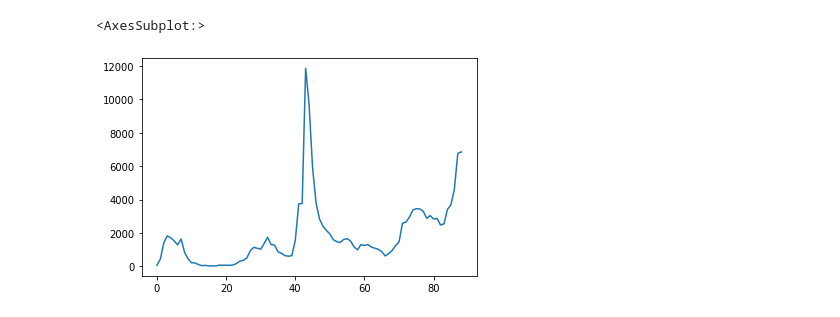
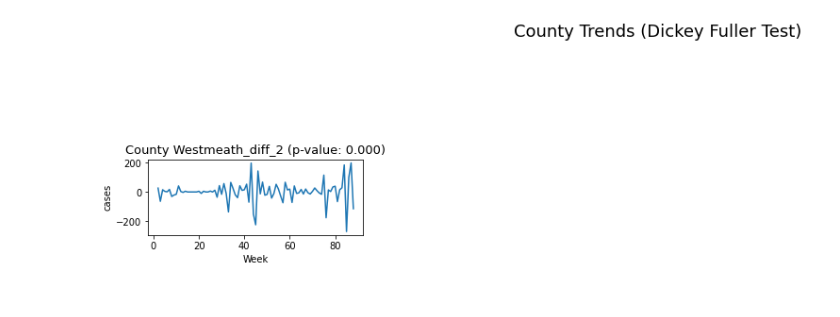
Before and after one commit to pratush07/Covid-Outbreak, a Jupyter notebook: CovidAnalysis.ipynb, the cells around one changed output. Cells and saved outputs as stored; diff of their text form; code cells hidden in the pictures.

```diff
--- a/CovidAnalysis.ipynb
+++ b/CovidAnalysis.ipynb
@@ -43,8 +63,12 @@ df_deaths.describe()
-# %%
-df_cases['Dublin'].plot()
-# %% [output]
-<AxesSubplot:>
-[figure, removed]
+# %%
+
+# since westmeath was not stationary after 1st differencing, we have introduced 2nd order difference
+df_cases["Westmeath_diff_2"] = df_cases["Westmeath_diff_1"].diff(periods=1)
+county_plots(["Westmeath_diff_2"], 'Westmeath_diff_2')
+
+counties_order_2 = ['Westmeath_diff_2']
+# %% [output]
+[figure, added]
 # %%
 def series_to_supervised(data, n_in=1, n_out=1, dropnan=True):
     n_vars = 1 if type(data) is list else data.shape[1]
```
Also changed, not shown: parts of 17 cells of this notebook, 1 other file.
